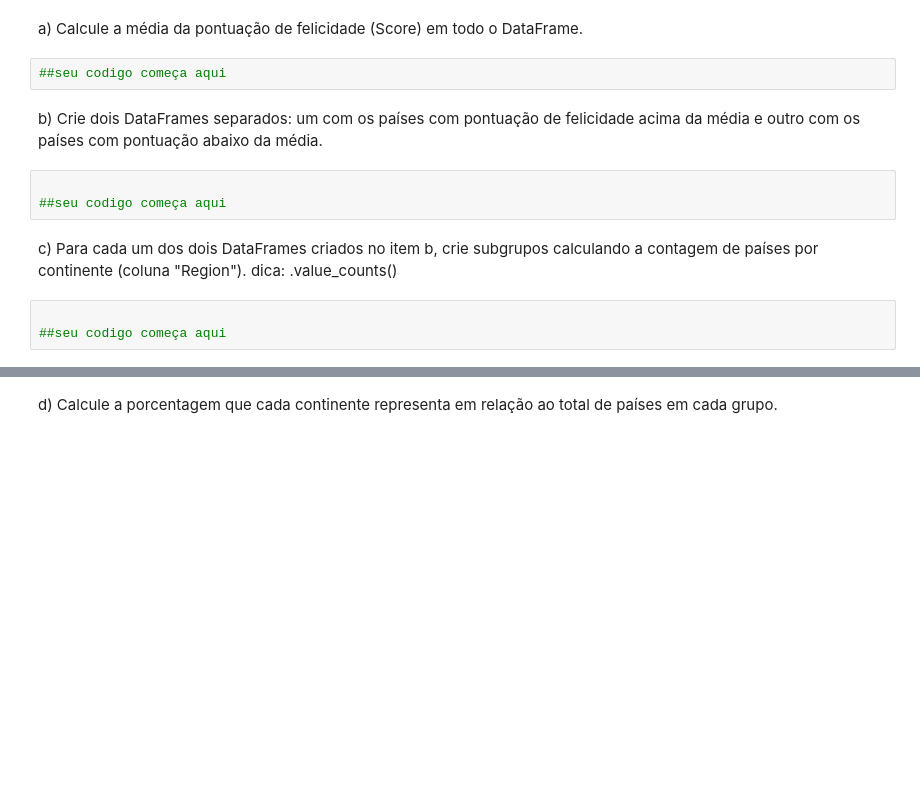
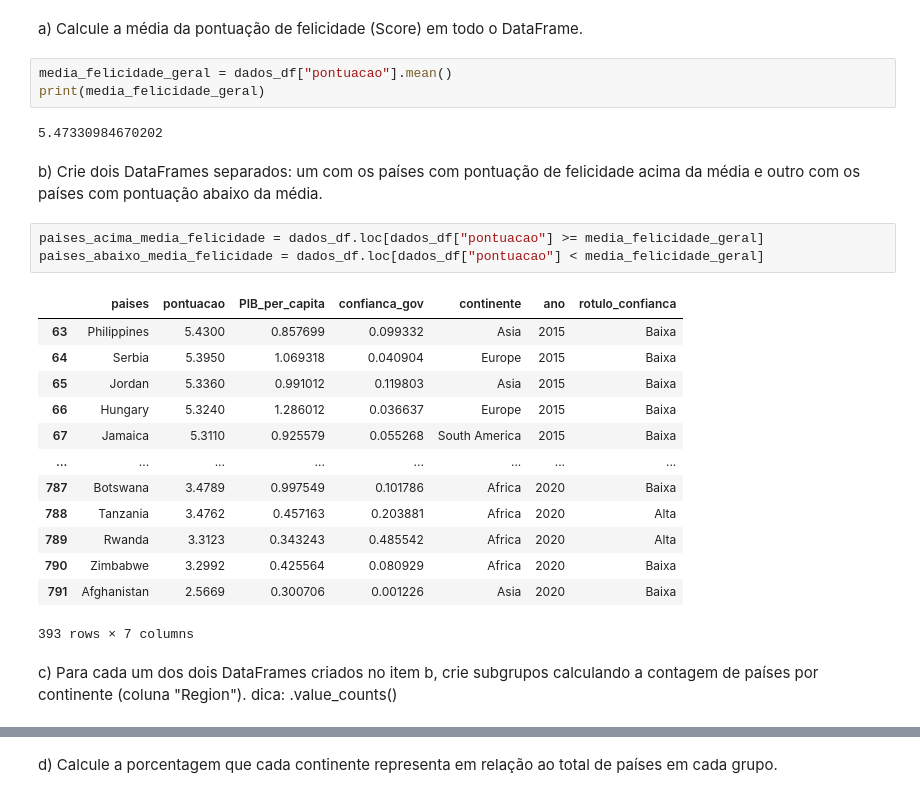
Before and after one commit to tiagocazali/FEAdev, a Jupyter notebook: Lista_5.ipynb, the cells around one changed output, grey strips where cells are left out. Saved outputs shown, nothing was run; the diff lists cells and outputs as text; blank space fills up the shorter version.

```diff
--- a/Lista_5.ipynb
+++ b/Lista_5.ipynb
@@ -460,15 +463,29 @@ RESPOSTA  ............
 **Aonde se localizam os países mais felizes? Europa? Ásia?....**
 # %% [markdown]
 a) Calcule a média da pontuação de felicidade (Score) em todo o DataFrame.
-# %%
-##seu codigo começa aqui
+# %%
+media_felicidade_geral = dados_df["pontuacao"].mean()
+print(media_felicidade_geral)
+# %% [output]
+5.47330984670202
 # %% [markdown]
 b) Crie dois DataFrames separados: um com os países com pontuação de felicidade acima da média e outro com os países com pontuação abaixo da média.
-# %%
-
-##seu codigo começa aqui
+# %%
+paises_acima_media_felicidade = dados_df.loc[dados_df["pontuacao"] >= media_felicidade_geral]
+paises_abaixo_media_felicidade = dados_df.loc[dados_df["pontuacao"] < media_felicidade_geral]
+# %% [output]
+|  | paises | pontuacao | PIB_per_capita | confianca_gov | continente | ano | rotulo_confianca |
+| 63 | Philippines | 5.4300 | 0.857699 | 0.099332 | Asia | 2015 | Baixa |
+| 64 | Serbia | 5.3950 | 1.069318 | 0.040904 | Europe | 2015 | Baixa |
+| 65 | Jordan | 5.3360 | 0.991012 | 0.119803 | Asia | 2015 | Baixa |
+| 66 | Hungary | 5.3240 | 1.286012 | 0.036637 | Europe | 2015 | Baixa |
+| 67 | Jamaica | 5.3110 | 0.925579 | 0.055268 | South America | 2015 | Baixa |
+| ... | ... | ... | ... | ... | ... | ... | ... |
+| 787 | Botswana | 3.4789 | 0.997549 | 0.101786 | Africa | 2020 | Baixa |
+| 788 | Tanzania | 3.4762 | 0.457163 | 0.203881 | Africa | 2020 | Alta |
+| 789 | Rwanda | 3.3123 | 0.343243 | 0.485542 | Africa | 2020 | Alta |
+| 790 | Zimbabwe | 3.2992 | 0.425564 | 0.080929 | Africa | 2020 | Baixa |
+| 791 | Afghanistan | 2.5669 | 0.300706 | 0.001226 | Asia | 2020 | Baixa |
+393 rows × 7 columns
 # %% [markdown]
 c) Para cada um dos dois DataFrames criados no item b, crie subgrupos calculando a contagem de países por continente (coluna "Region"). dica: .value_counts()
-# %%
-
-##seu codigo começa aqui
```
Also changed, not shown: parts of 5 cells of this notebook.
